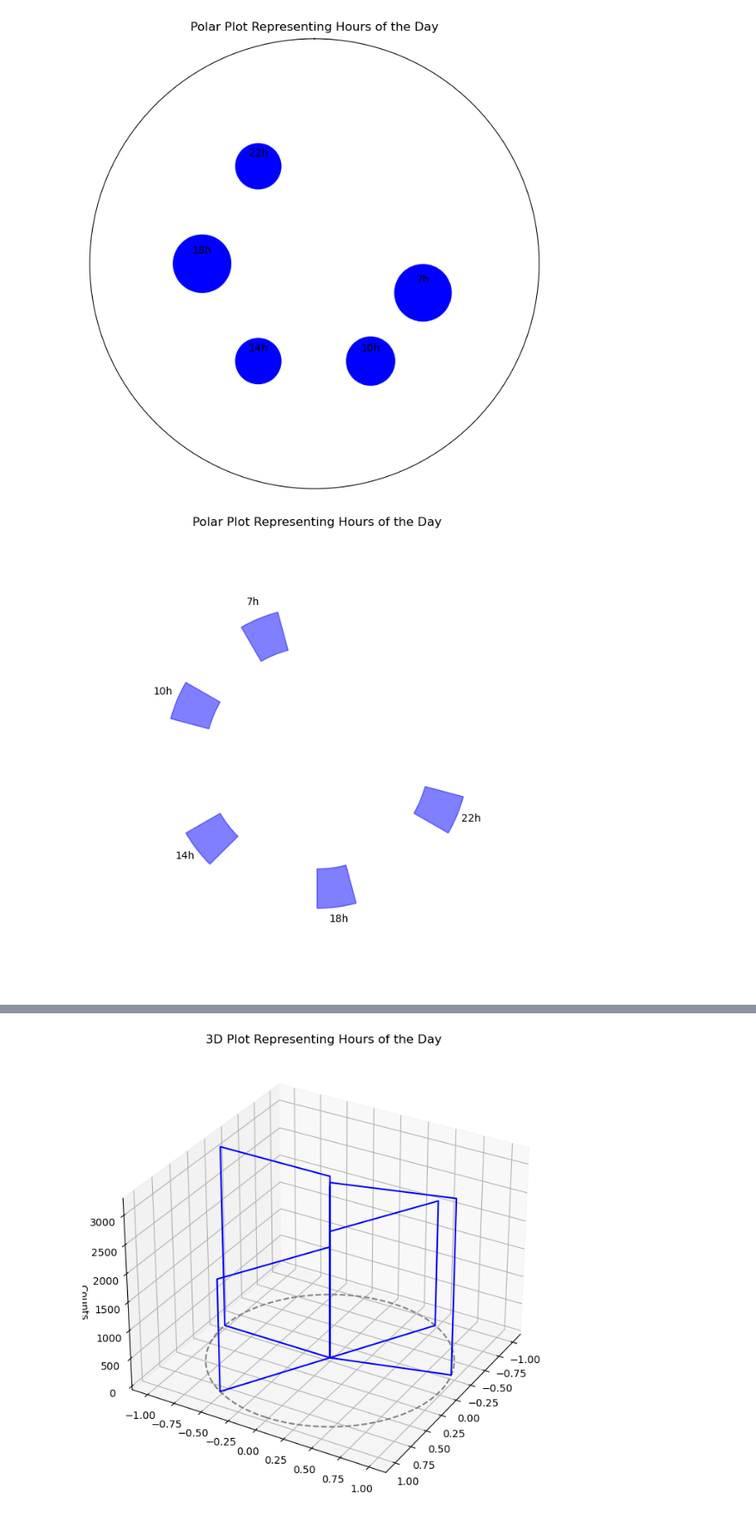
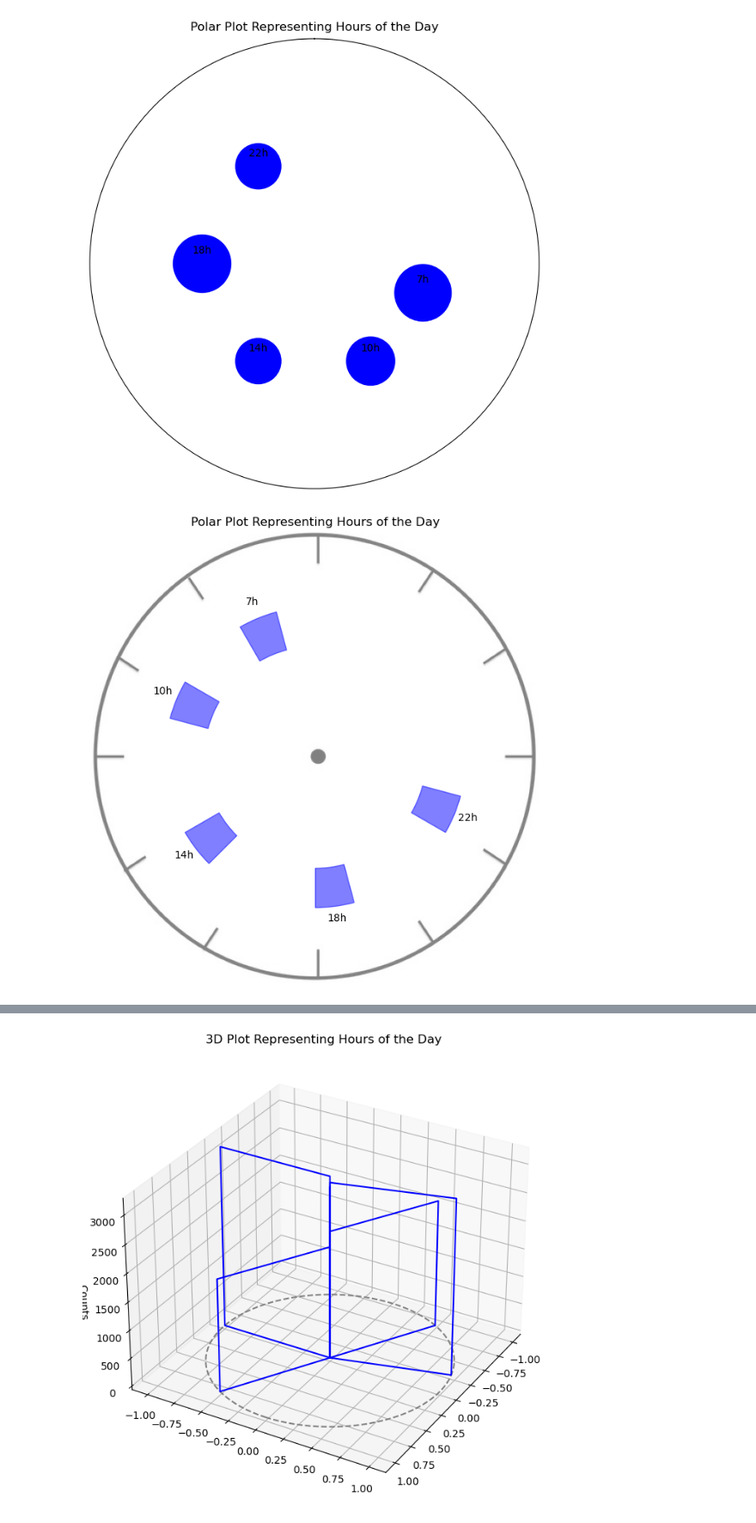
Before and after one commit to leobt23/Data_Mining, a Jupyter notebook: 1_eda/caria.ipynb, the cells around one changed output, grey strips where cells are left out. Shown at 86% size. Drawn from its saved outputs; the diff is of its cells as text; code cells hidden in the pictures.

```diff
--- a/1_eda/caria.ipynb
+++ b/1_eda/caria.ipynb
@@ -535,35 +535,34 @@ from matplotlib.patches import Wedge
 unique_hours = df_test1['time_values'].unique()
 
 fig, ax = plt.subplots(figsize=(8, 8))
 
 # Define the radius and width for the slices
 radius = 1
 width = 2 * np.pi / 24  # Each slice has 1/24 of the full circle
 
 for hour in unique_hours:
     # Calculate the starting and ending angles for each slice
     start_angle = 360 * (hour / 24)
     end_angle = start_angle + 360 / 24
 
     # Create a wedge (slice) for the given hour
     wedge = Wedge(center=(0, 0), r=radius, theta1=start_angle, theta2=end_angle, width=width, color='blue', alpha=0.5)
     ax.add_patch(wedge)
 
     # Label the slice
     label_angle = np.radians(start_angle + 7.5)  # Adjusting 7.5 for better positioning
     ax.annotate(f'{hour}h', xy=(np.cos(label_angle), np.sin(label_angle)), xytext=(1.1*np.cos(label_angle), 1.1*np.sin(label_angle)),
                 ha='center', fontsize=10)
 
 # Adjusting the axis and title
 ax.set_xlim([-1.5, 1.5])
 ax.set_ylim([-1.5, 1.5])
 ax.axis('off')  # Turn off the axis
 ax.set_title("Polar Plot Representing Hours of the Day")
+# combining this plot with an image as background (of a clock)
+clock_image = plt.imread('/home/caria/MEDM/Statistical_Methods_Data_Mining/Images/clock2.png')
+ax.imshow(clock_image, extent=[-1.5, 1.5, -1.5, 1.5], alpha=0.5)
 
 plt.show()
-
-
-# combining this plot with an image as background (of a clock)
-clock_image = plt.imread('/home/caria/Pictures/clock.png')
 # %% [output]
-[figure, old version]
+[figure, new version]
```
Also changed, not shown: parts of 1 cell of this notebook.
